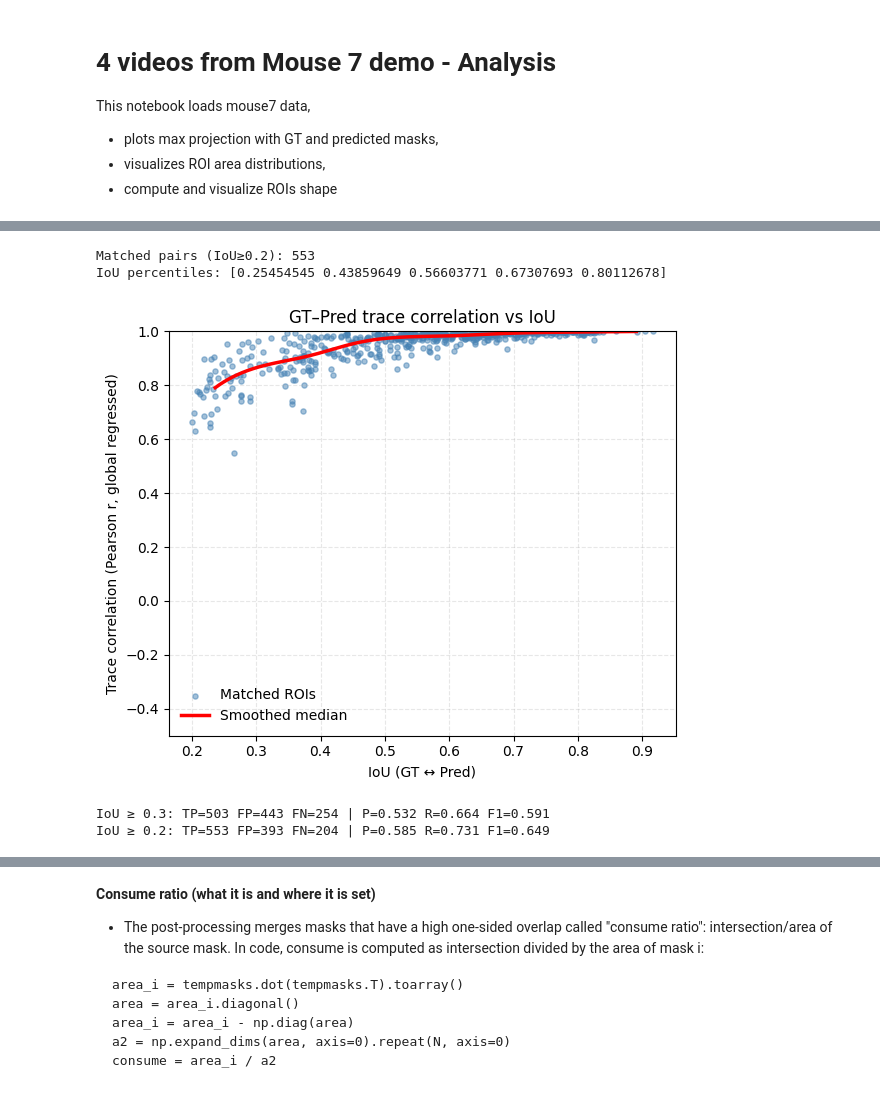
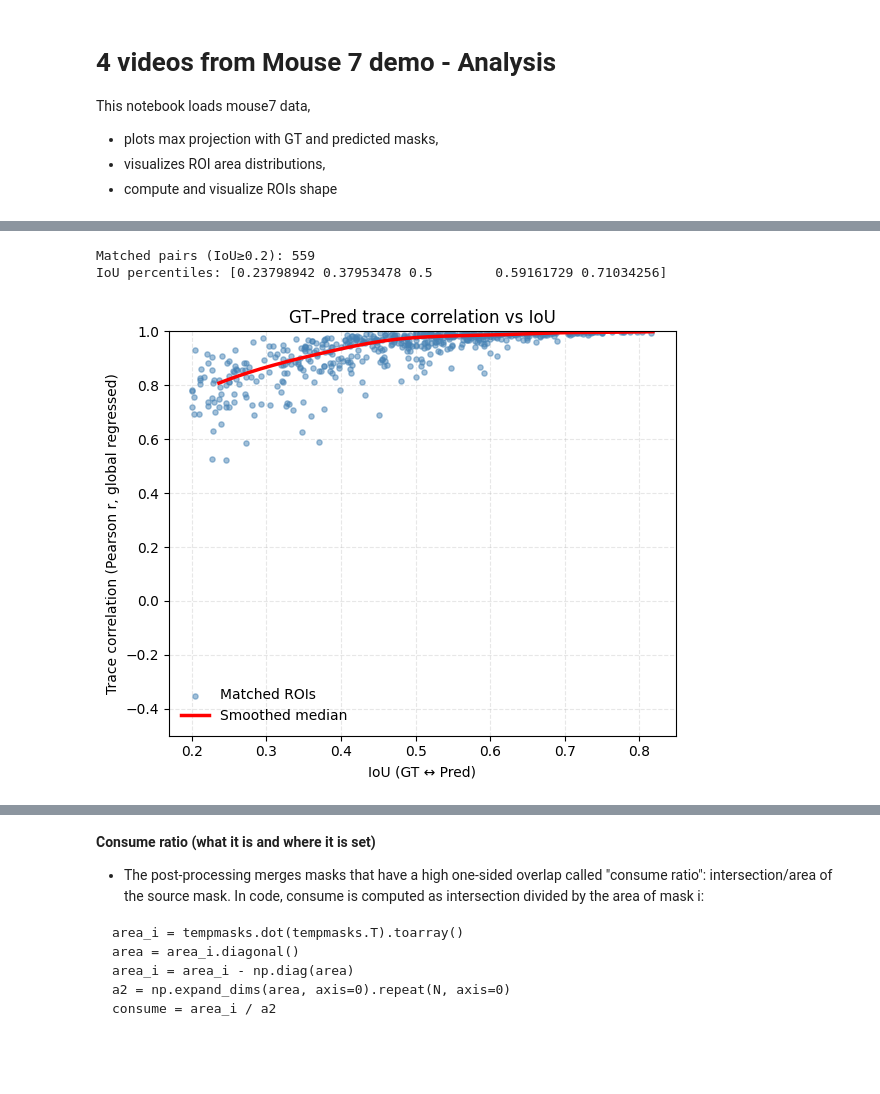
Before and after one commit to nicolebizzini/Shallow-UNet-Neuron-Segmentation_SUNS, a Jupyter notebook: demo/4mouse7_demo_pipeline/4mouse7_demo_analysis.ipynb, the cells around one changed output, grey strips where cells are left out. Saved outputs shown, nothing was run; the diff lists cells and outputs as text; code cells hidden in the pictures; blank space fills up the shorter version.

```diff
--- a/demo/4mouse7_demo_pipeline/4mouse7_demo_analysis.ipynb
+++ b/demo/4mouse7_demo_pipeline/4mouse7_demo_analysis.ipynb
@@ -38,7 +38,7 @@ print('Available sets:', list(suns_config.EXP_ID_SETS.keys()))
 
 # Dataset selection
 active_set = TARGET_SET
-exp_id = 'mouse7_776'
+exp_id = 'mouse7_773'
 
 # Paths for this dataset
 list_Exp_ID = suns_config.EXP_ID_SETS[active_set]
@@ -452,7 +741,7 @@ def regress_out_global(traces, global_trace):
 # -------- compute IoU & match with threshold --------
 IoU = pairwise_iou(gt_masks, pred_masks)
 
-tau = 0.2 # <-- set acceptance threshold here
+tau = 0.20 # <-- set acceptance threshold here
 cost = 1.0 - IoU
 cost[IoU < tau] = 1e6                            # forbid low-overlap pairs
 
@@ -502,73 +791,33 @@ bins = np.linspace(tau, 1.0, 12)
 centers = 0.5*(bins[:-1] + bins[1:])
 med = [np.median(y[(x>=bins[i]) & (x<bins[i+1])]) if np.any((x>=bins[i]) & (x<bins[i+1])) else np.nan
        for i in range(len(bins)-1)]
 centers, med = np.array(centers), np.array(med)
 
 # smooth with a spline (cubic)
 mask = np.isfinite(med)
 if np.sum(mask) >= 4:
     spline = make_interp_spline(centers[mask], med[mask], k=3)
     x_smooth = np.linspace(centers[mask].min(), centers[mask].max(), 300)
     y_smooth = spline(x_smooth)
     plt.plot(x_smooth, y_smooth, color='red', lw=2.5, label='Smoothed median')
 else:
     plt.plot(centers, med, color='red', lw=2.5, label='Median (unsmoothed)') # change color to red
 
 plt.xlabel('IoU (GT ↔ Pred)')
 plt.ylabel('Trace correlation (Pearson r, global regressed)')
 #plt.title('GT–Pred trace correlation vs IoU (τ = %.2f)' % tau)
 plt.title('GT–Pred trace correlation vs IoU')
 plt.grid(True, linestyle='--', alpha=0.3)
 plt.ylim(-0.5, 1.0)
 plt.legend(frameon=False)
 plt.tight_layout()
 plt.show()
 
 # The plot compares spatial overlap (IoU) with temporal similarity
 # (correlation of calcium traces) between matched ROIs from
 # two segmentation methods.
 # Each blue dot is one matched neuron pair (GT - Pred).
 # %% [output]
-Matched pairs (IoU≥0.2): 553
-IoU percentiles: [0.25454545 0.43859649 0.56603771 0.67307693 0.80112678]
+Matched pairs (IoU≥0.2): 559
+IoU percentiles: [0.23798942 0.37953478 0.5        0.59161729 0.71034256]
-[figure, old version]
+[figure, new version]
-# %%
-# --- Precision, Recall, F1 at IoU thresholds 0.3 and 0.2 ---
-from scipy.optimize import linear_sum_assignment
-import numpy as np
-
-
-def prf_from_iou(iou_matrix: np.ndarray, thr: float):
-    """Compute TP/FP/FN, precision, recall, F1 given an IoU matrix and threshold.
-    Matching is done one-to-one via Hungarian assignment with pairs < thr disallowed.
-    """
-    if iou_matrix.size == 0:
-        return dict(tp=0, fp=0, fn=0, precision=0.0, recall=0.0, f1=0.0)
-
-    n_gt, n_pr = iou_matrix.shape
-    cost = 1.0 - iou_matrix
-    cost[iou_matrix < thr] = 1e6
-    gi, pi = linear_sum_assignment(cost)
-    matched = iou_matrix[gi, pi] >= thr
-
-    tp = int(matched.sum())
-    fp = int(n_pr - tp)
-    fn = int(n_gt - tp)
-
-    precision = tp / (tp + fp + 1e-8)
-    recall    = tp / (tp + fn + 1e-8)
-    f1        = 2 * precision * recall / (precision + recall + 1e-8)
-
-    return dict(tp=tp, fp=fp, fn=fn, precision=precision, recall=recall, f1=f1)
-
-
-# Using the IoU matrix computed above (GT x Pred)
-for thr in (0.3, 0.2):
-    m = prf_from_iou(IoU, thr)
-    print(
-        f"IoU ≥ {thr:.1f}: TP={m['tp']} FP={m['fp']} FN={m['fn']} | "
-        f"P={m['precision']:.3f} R={m['recall']:.3f} F1={m['f1']:.3f}"
-    )
-# %% [output]
-IoU ≥ 0.3: TP=503 FP=443 FN=254 | P=0.532 R=0.664 F1=0.591
-IoU ≥ 0.2: TP=553 FP=393 FN=204 | P=0.585 R=0.731 F1=0.649
```
Also changed, not shown: parts of 22 cells of this notebook, 28 other files.
